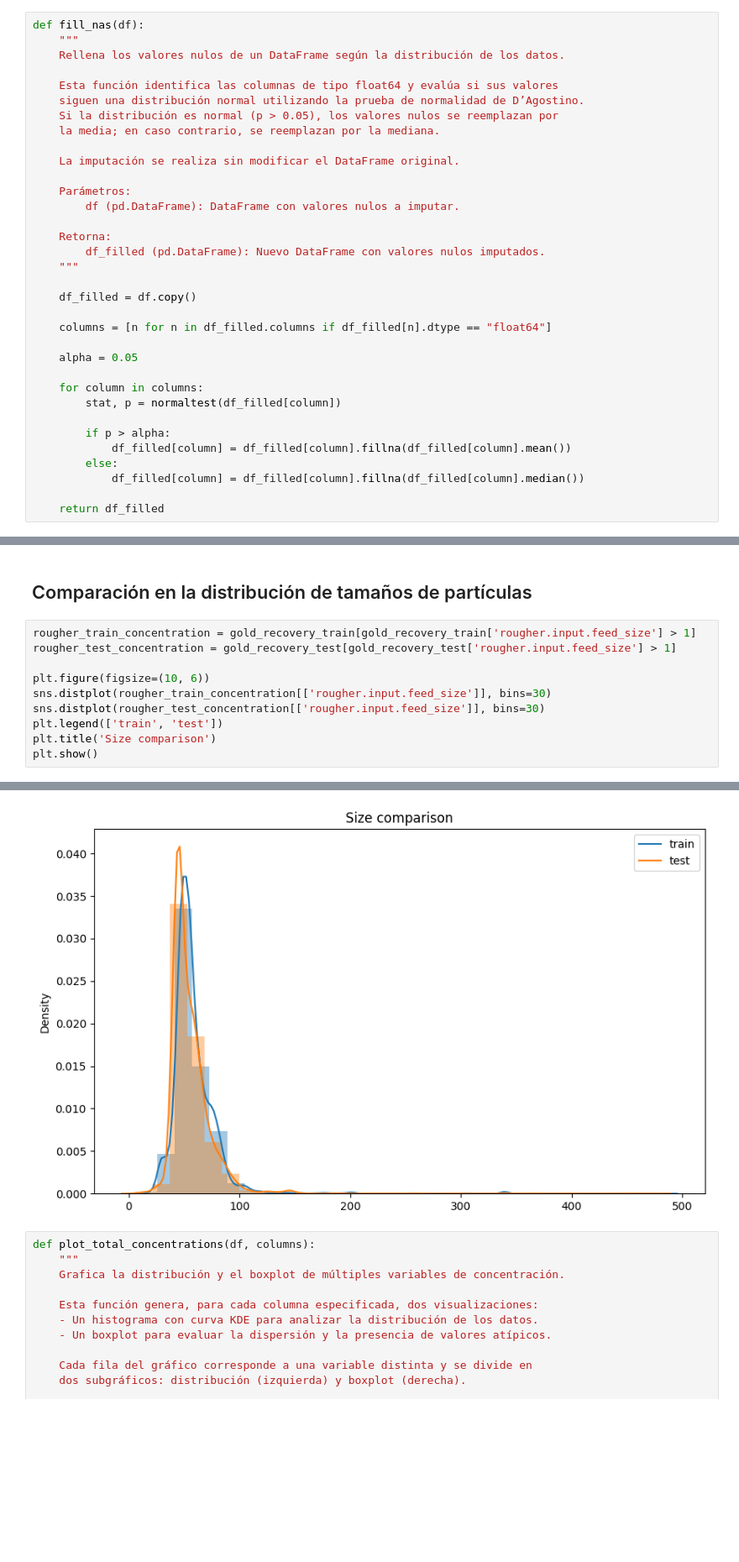
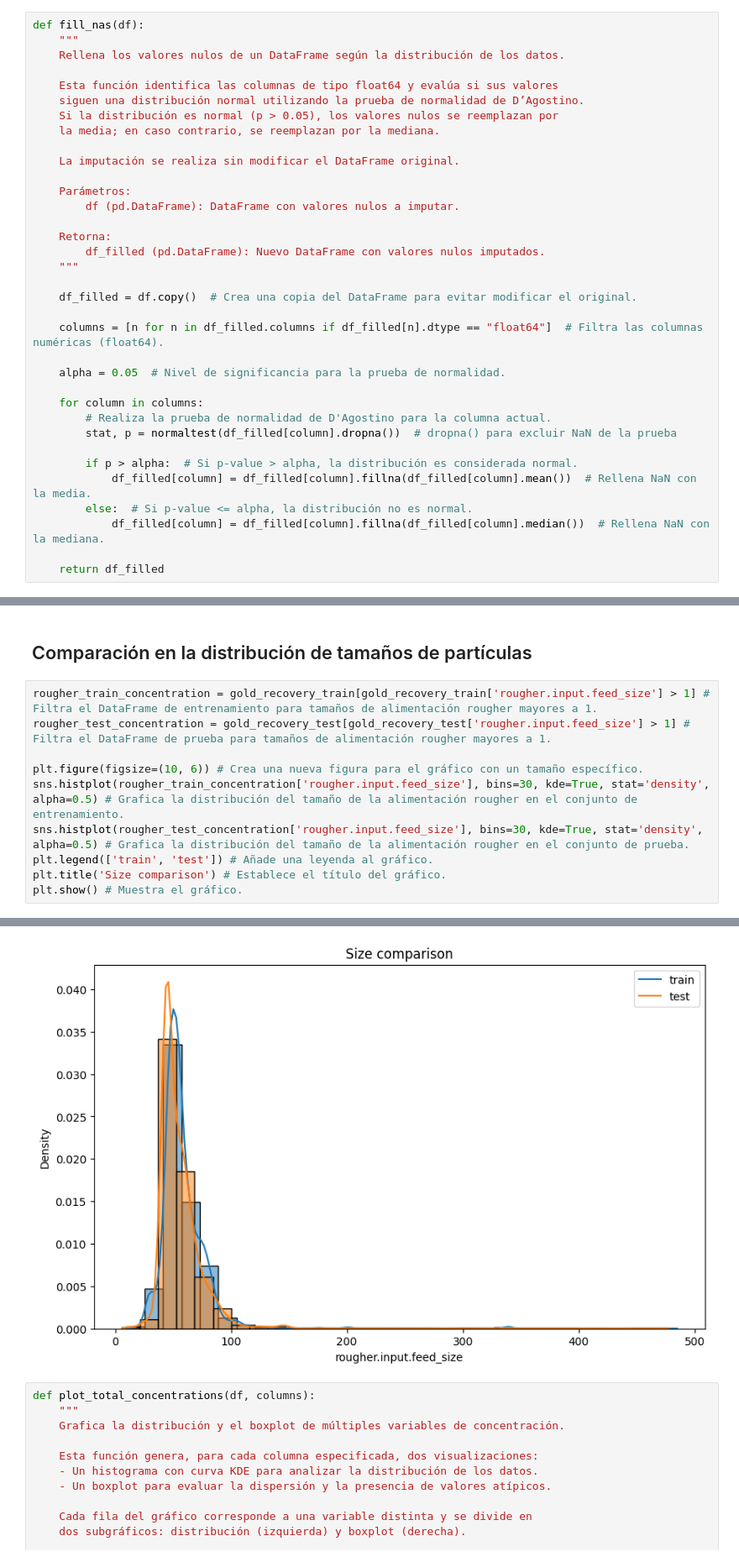
Before and after one commit to Davichobacter/data_science_tt, a Jupyter notebook: Sprint_13/notebook.ipynb, the cells around one changed output, grey strips where cells are left out. Shown at 84% size. Saved outputs shown, nothing was run; the diff lists cells and outputs as text; blank space fills up the shorter version.

```diff
--- a/Sprint_13/notebook.ipynb
+++ b/Sprint_13/notebook.ipynb
@@ -275,18 +280,19 @@ def fill_nas(df):
         df_filled (pd.DataFrame): Nuevo DataFrame con valores nulos imputados.
     """
 
-    df_filled = df.copy()
+    df_filled = df.copy()  # Crea una copia del DataFrame para evitar modificar el original.
 
-    columns = [n for n in df_filled.columns if df_filled[n].dtype == "float64"]
+    columns = [n for n in df_filled.columns if df_filled[n].dtype == "float64"]  # Filtra las columnas numéricas (float64).
 
-    alpha = 0.05
+    alpha = 0.05  # Nivel de significancia para la prueba de normalidad.
 
     for column in columns:
-        stat, p = normaltest(df_filled[column])
+        # Realiza la prueba de normalidad de D'Agostino para la columna actual.
+        stat, p = normaltest(df_filled[column].dropna())  # dropna() para excluir NaN de la prueba
 
-        if p > alpha:
-            df_filled[column] = df_filled[column].fillna(df_filled[column].mean())
-        else:
-            df_filled[column] = df_filled[column].fillna(df_filled[column].median())
+        if p > alpha:  # Si p-value > alpha, la distribución es considerada normal.
+            df_filled[column] = df_filled[column].fillna(df_filled[column].mean())  # Rellena NaN con la media.
+        else:  # Si p-value <= alpha, la distribución no es normal.
+            df_filled[column] = df_filled[column].fillna(df_filled[column].median())  # Rellena NaN con la mediana.
 
     return df_filled
@@ -454,13 +464,13 @@ graficar_concentraciones(gold_recovery_full, elementos["Plomo"])
 # %% [markdown]
 ## Comparación en la distribución de tamaños de partículas
 # %%
-rougher_train_concentration = gold_recovery_train[gold_recovery_train['rougher.input.feed_size'] > 1]
-rougher_test_concentration = gold_recovery_test[gold_recovery_test['rougher.input.feed_size'] > 1]
+rougher_train_concentration = gold_recovery_train[gold_recovery_train['rougher.input.feed_size'] > 1] # Filtra el DataFrame de entrenamiento para tamaños de alimentación rougher mayores a 1.
+rougher_test_concentration = gold_recovery_test[gold_recovery_test['rougher.input.feed_size'] > 1] # Filtra el DataFrame de prueba para tamaños de alimentación rougher mayores a 1.
 
-plt.figure(figsize=(10, 6))
-sns.distplot(rougher_train_concentration[['rougher.input.feed_size']], bins=30)
-sns.distplot(rougher_test_concentration[['rougher.input.feed_size']], bins=30)
-plt.legend(['train', 'test'])
-plt.title('Size comparison')
-plt.show()
+plt.figure(figsize=(10, 6)) # Crea una nueva figura para el gráfico con un tamaño específico.
+sns.histplot(rougher_train_concentration['rougher.input.feed_size'], bins=30, kde=True, stat='density', alpha=0.5) # Grafica la distribución del tamaño de la alimentación rougher en el conjunto de entrenamiento.
+sns.histplot(rougher_test_concentration['rougher.input.feed_size'], bins=30, kde=True, stat='density', alpha=0.5) # Grafica la distribución del tamaño de la alimentación rougher en el conjunto de prueba.
+plt.legend(['train', 'test']) # Añade una leyenda al gráfico.
+plt.title('Size comparison') # Establece el título del gráfico.
+plt.show() # Muestra el gráfico.
 # %% [output]
@@ -486,4 +477,4 @@ https://gist.github.com/mwaskom/de44147ed2974457ad6372750bbe5751
-[figure, old version]
+[figure, new version]
 # %%
 def plot_total_concentrations(df, columns):
     """
```
Also changed, not shown: parts of 59 cells of this notebook.
